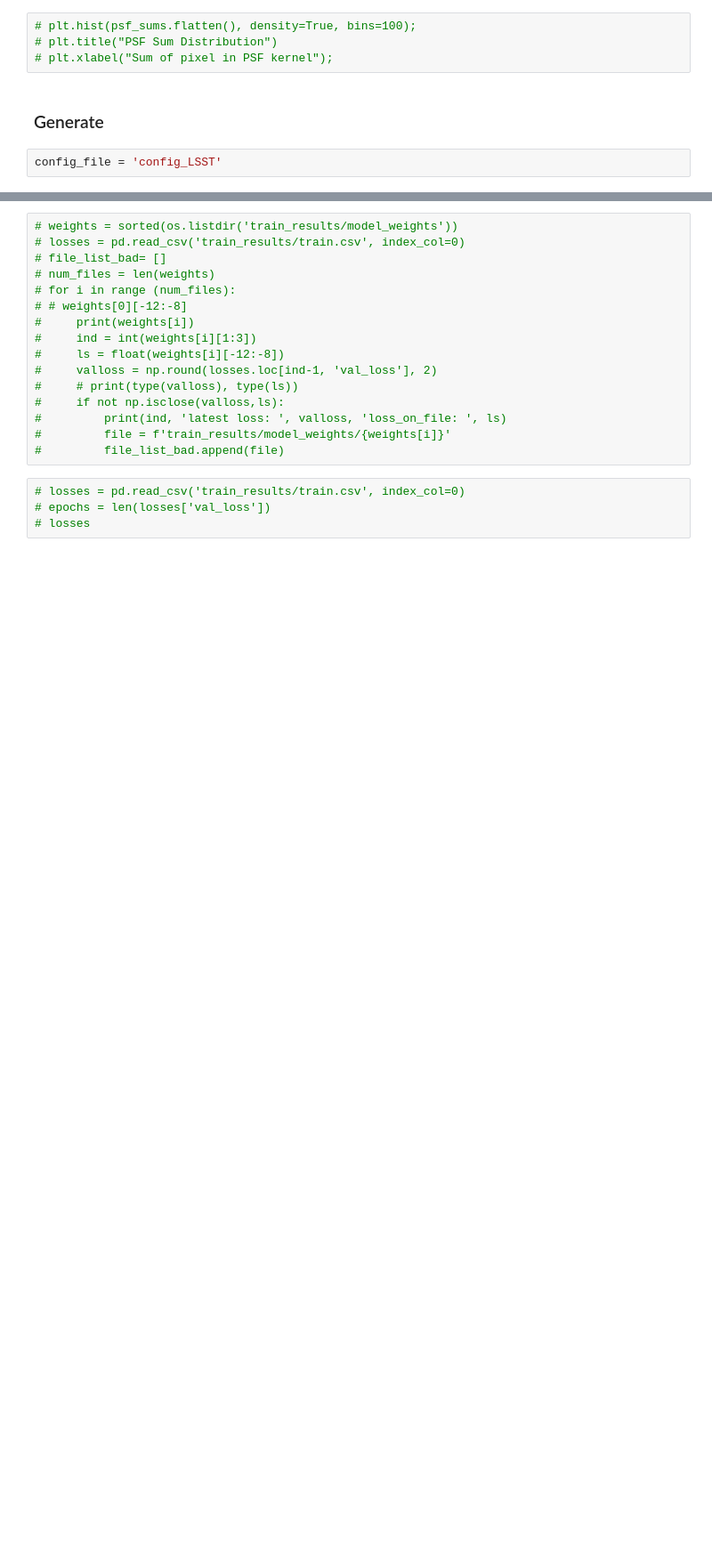
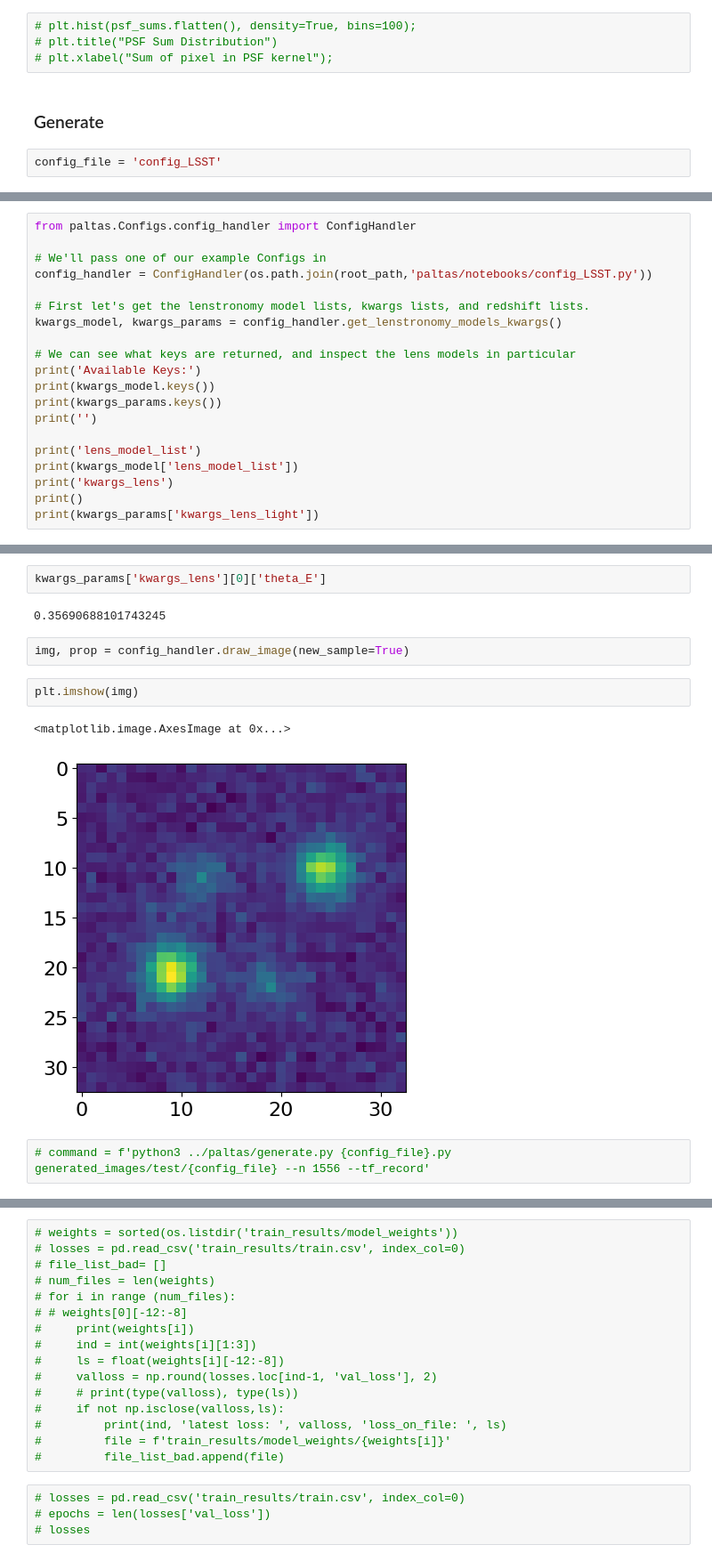
Before and after one commit to padma18-vb/paltas, a Jupyter notebook: notebooks/lsst_exploration.ipynb, the cells around one changed output, grey strips where cells are left out. Shown at 89% size. Drawn from its saved outputs; the diff is of its cells as text; blank space fills up the shorter version.

Commit message:
lens subtraction added to paltas

```diff
--- a/notebooks/lsst_exploration.ipynb
+++ b/notebooks/lsst_exploration.ipynb
@@ -100,0 +100,20 @@ config_file = 'config_LSST'
+# %%
+from paltas.Configs.config_handler import ConfigHandler
+
+# We'll pass one of our example Configs in
+config_handler = ConfigHandler(os.path.join(root_path,'paltas/notebooks/config_LSST.py'))
+
+# First let's get the lenstronomy model lists, kwargs lists, and redshift lists.
+kwargs_model, kwargs_params = config_handler.get_lenstronomy_models_kwargs()
+
+# We can see what keys are returned, and inspect the lens models in particular
+print('Available Keys:')
+print(kwargs_model.keys())
+print(kwargs_params.keys())
+print('')
+
+print('lens_model_list')
+print(kwargs_model['lens_model_list'])
+print('kwargs_lens')
+print()
+print(kwargs_params['kwargs_lens_light'])
@@ -100,0 +130,13 @@ config_file = 'config_LSST'
+# %%
+kwargs_params['kwargs_lens'][0]['theta_E']
+# %% [output]
+0.35690688101743245
+# %%
+img, prop = config_handler.draw_image(new_sample=True)
+# %%
+plt.imshow(img)
+# %% [output]
+<matplotlib.image.AxesImage at 0x...>
+[figure, added]
+# %%
+# command = f'python3 ../paltas/generate.py {config_file}.py generated_images/test/{config_file} --n 1556 --tf_record'
```
Also changed, not shown: parts of 15 cells of this notebook, 19 other files.
